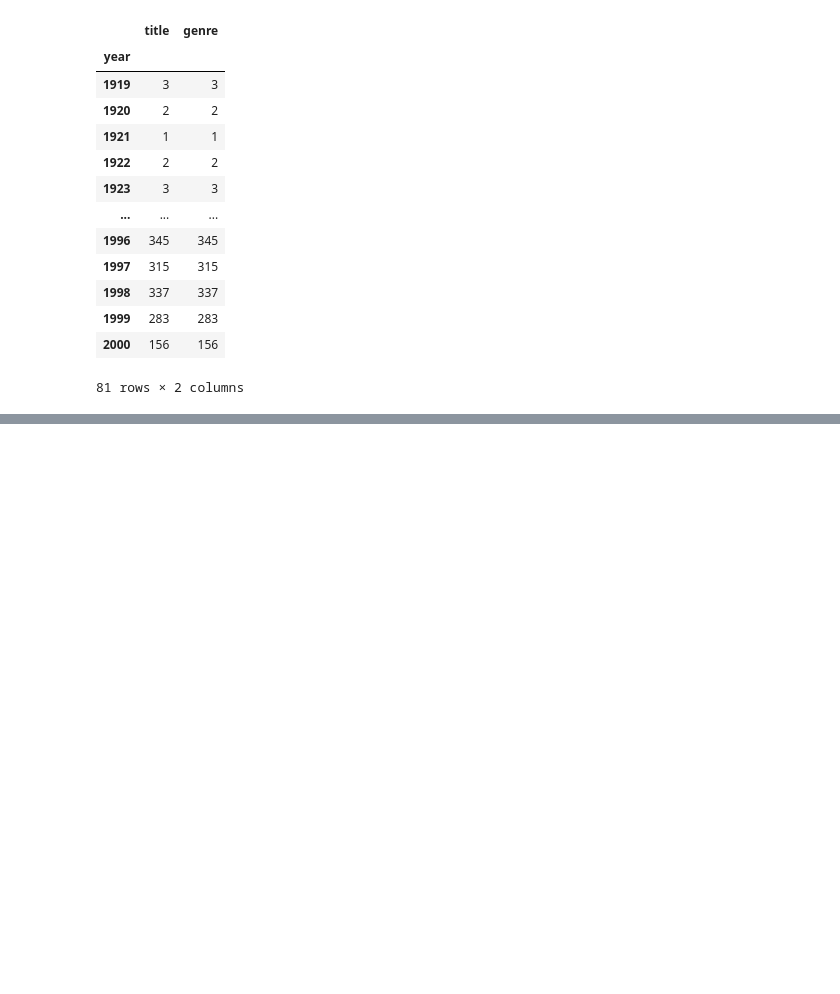
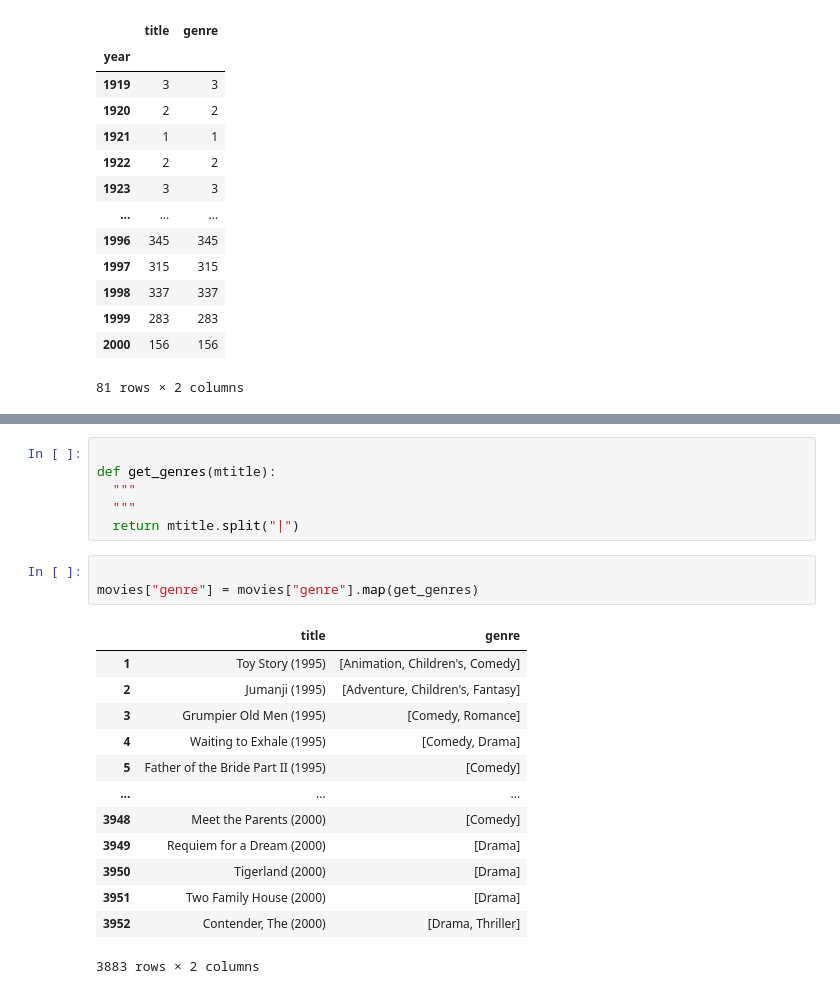
Before and after one commit to FrancescoZanni/MLPNS_FZanni, a Jupyter notebook: MLPNS23_bootcamp.ipynb, the cells around one changed output, grey strips where cells are left out. Cells and saved outputs as stored; diff of their text form; blank space fills up the shorter version.

```diff
--- a/MLPNS23_bootcamp.ipynb
+++ b/MLPNS23_bootcamp.ipynb
@@ -108,0 +136,23 @@ movies.groupby("year").count() #raggruppa sulla base di un valore in questo caso
+# %%
+
+def get_genres(mtitle):
+  """
+  """
+  return mtitle.split("|")
+# %%
+
+movies["genre"] = movies["genre"].map(get_genres)
+# %% [output]
+|  | title | genre |
+| 1 | Toy Story (1995) | [Animation, Children's, Comedy] |
+| 2 | Jumanji (1995) | [Adventure, Children's, Fantasy] |
+| 3 | Grumpier Old Men (1995) | [Comedy, Romance] |
+| 4 | Waiting to Exhale (1995) | [Comedy, Drama] |
+| 5 | Father of the Bride Part II (1995) | [Comedy] |
+| ... | ... | ... |
+| 3948 | Meet the Parents (2000) | [Comedy] |
+| 3949 | Requiem for a Dream (2000) | [Drama] |
+| 3950 | Tigerland (2000) | [Drama] |
+| 3951 | Two Family House (2000) | [Drama] |
+| 3952 | Contender, The (2000) | [Drama, Thriller] |
+3883 rows × 2 columns
```
Also changed, not shown: parts of 4 cells of this notebook.
